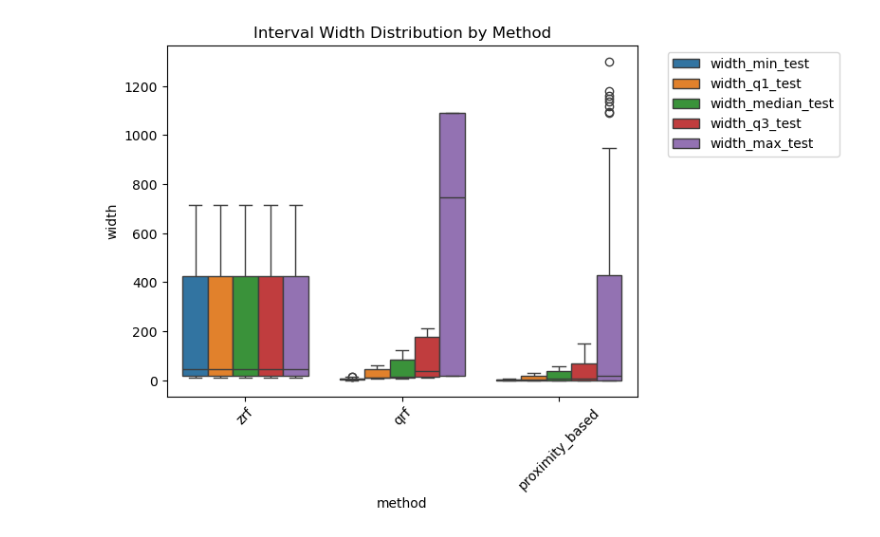
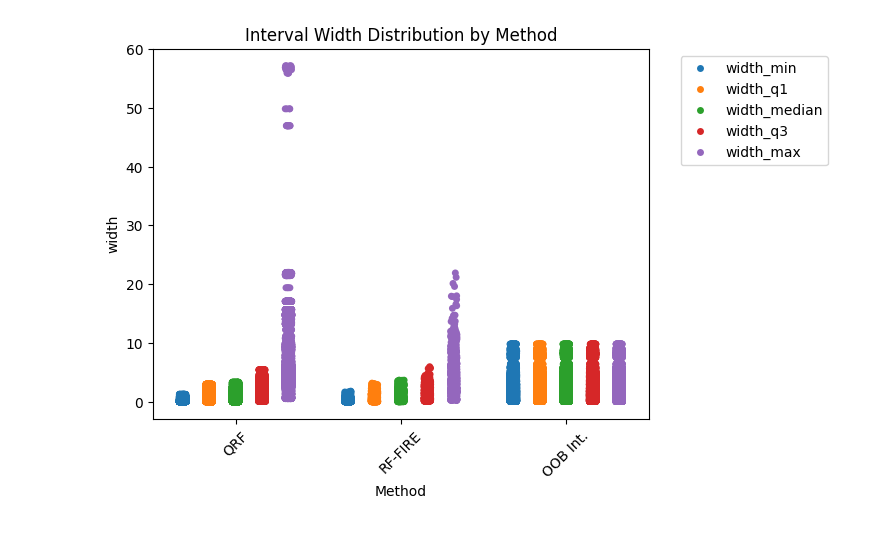
Before and after one commit to JakeSRhodesLab/Localized-RF-Uncertainty, a Jupyter notebook: runners/compile_regression.ipynb, the cells around one changed output. Cells and saved outputs as stored; diff of their text form; code cells hidden in the pictures.

```diff
--- a/runners/compile_regression.ipynb
+++ b/runners/compile_regression.ipynb
@@ -17,6 +15,6 @@ sys.path.append(str(Path.cwd().parent))
 # %%
 # Directory containing pickle files
-directory = Path("../results/regression/quantitative")
+directory = Path("../results/regression_std/quantitative") # NOTE THE FILE PATH!!!
 
 # Optionally filter for specific substrings
 pkl_files = [f for f in directory.iterdir() if f.suffix == ".pkl"]
@@ -59,0 +58,17 @@ print(df.shape)
+# %%
+# Prepare the dataframe
+df = df[df['k'] != 1]
+df['is_auto'] = pd.Series(df['k'] == 'auto', dtype=bool)
+df['is_all'] = pd.Series(df['k'] == 'all', dtype=bool)
+df.loc[df['is_all'], 'k'] = df['n_samples']
+df.loc[df['k'].isna(), 'k'] = 'NA'
+df.loc[df['prox_method'].isna(), 'prox_method'] = 'NA'
+# %%
+df['Method'] = df['method']
+df.loc[df['Method'] == 'qrf', 'Method'] = 'QRF'
+
+df.loc[df['Method'] == 'zrf', 'Method'] = 'OOB Int.' # Perhaps change this name
+
+df.loc[(df['Method'] == 'proximity_based') & (df['prox_method'] == 'rfgap'), 'Method'] = 'RF-FIRE'
+df.loc[(df['Method'] == 'proximity_based') & (df['prox_method'] == 'original'), 'Method'] = 'RF-FIRE (Original)'
+df.loc[(df['Method'] == 'proximity_based') & (df['prox_method'] == 'oob'), 'Method'] = 'RF-FIRE (OOB)'
@@ -102,11 +193,22 @@ plt.show()
 # %%
-width_quantiles = df[['method', 'width_min_test', 'width_q1_test', 'width_median_test', 'width_q3_test', 'width_max_test']]
-long_df = width_quantiles.melt(id_vars='method', var_name='quantile', value_name='width')
+# Keep something like this as well.
+# May need to do some grouping by k!!!
 
-sns.boxplot(data=long_df, x='method', y='width', hue='quantile')
+# WAS WORKING WITHOUT K
+width_quantiles = df[['Method', 'k', 'width_min', 'width_q1', 'width_median', 'width_q3', 'width_max']]
+width_quantiles = width_quantiles.loc[width_quantiles['k'].isin(['NA', 'auto'])]
+
+width_quantiles = width_quantiles[['Method', 'width_min', 'width_q1', 'width_median', 'width_q3', 'width_max']]
+
+# width_quantiles = df[['Method', 'width_min_test', 'width_q1_test', 'width_median_test', 'width_q3_test', 'width_max_test']]
+width_quantiles = width_quantiles[width_quantiles['Method'].isin(['QRF', 'OOB Int.', 'RF-FIRE'])]
+long_df = width_quantiles.melt(id_vars='Method', var_name='quantile', value_name='width')
+
+sns.stripplot(data=long_df, x='Method', y='width', hue='quantile', dodge = True)
+# plt.yscale('log')
 plt.title('Interval Width Distribution by Method')
 plt.xticks(rotation=45)
 plt.legend(bbox_to_anchor=(1.05, 1), loc='upper left')
 plt.show()
 # %% [output]
-[figure, old version]
+[figure, new version]
```
Also changed, not shown: parts of 17 cells of this notebook.
